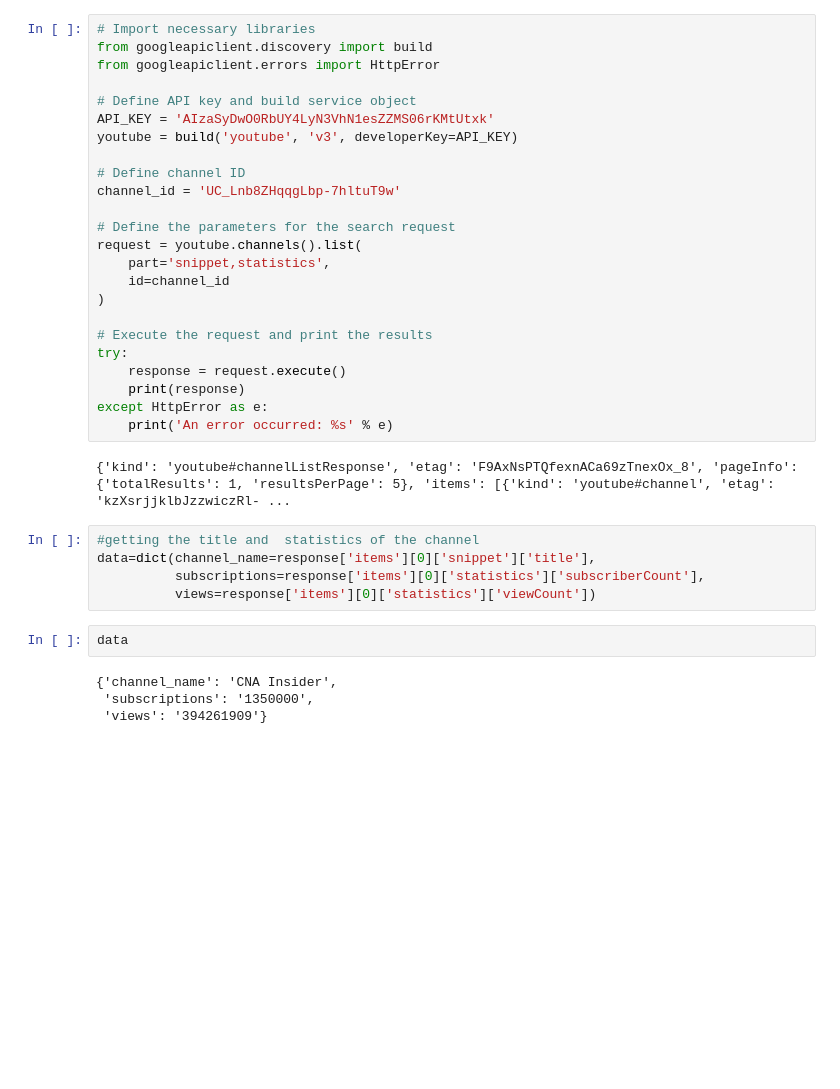
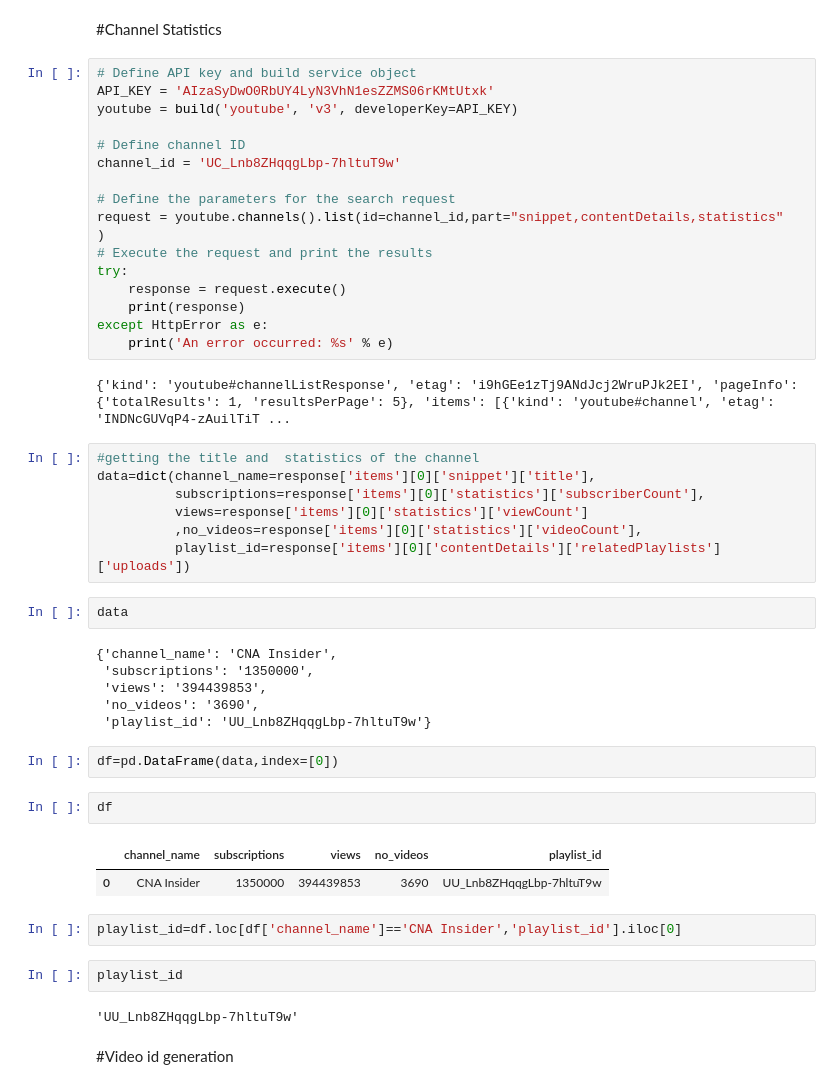
Before and after one commit to charann90/Youtube-Analysis-Project, a Jupyter notebook: Youtube_analysis.ipynb, the cells around one changed output. Saved outputs shown, nothing was run; the diff lists cells and outputs as text; blank space fills up the shorter version.

```diff
--- a/Youtube_analysis.ipynb
+++ b/Youtube_analysis.ipynb
@@ -3,8 +8,6 @@
+# %% [markdown]
+#Channel Statistics
 # %%
-# Import necessary libraries
-from googleapiclient.discovery import build
-from googleapiclient.errors import HttpError
-
 # Define API key and build service object
 API_KEY = 'AIzaSyDwO0RbUY4LyN3VhN1esZZMS06rKMtUtxk'
 youtube = build('youtube', 'v3', developerKey=API_KEY)
@@ -13,11 +16,8 @@ youtube = build('youtube', 'v3', developerKey=API_KEY)
 channel_id = 'UC_Lnb8ZHqqgLbp-7hltuT9w'
 
 # Define the parameters for the search request
-request = youtube.channels().list(
-    part='snippet,statistics',
-    id=channel_id
+request = youtube.channels().list(id=channel_id,part="snippet,contentDetails,statistics"
 )
-
 # Execute the request and print the results
 try:
     response = request.execute()
@@ -25,15 +25,34 @@ try:
 except HttpError as e:
     print('An error occurred: %s' % e)
 # %% [output]
-{'kind': 'youtube#channelListResponse', 'etag': 'F9AxNsPTQfexnACa69zTnexOx_8', 'pageInfo': {'totalResults': 1, 'resultsPerPage': 5}, 'items': [{'kind': 'youtube#channel', 'etag': 'kzXsrjjklbJzzwiczRl- ...
+{'kind': 'youtube#channelListResponse', 'etag': 'i9hGEe1zTj9ANdJcj2WruPJk2EI', 'pageInfo': {'totalResults': 1, 'resultsPerPage': 5}, 'items': [{'kind': 'youtube#channel', 'etag': 'INDNcGUVqP4-zAuilTiT ...
 # %%
 #getting the title and  statistics of the channel
 data=dict(channel_name=response['items'][0]['snippet']['title'],
           subscriptions=response['items'][0]['statistics']['subscriberCount'],
-          views=response['items'][0]['statistics']['viewCount'])
+          views=response['items'][0]['statistics']['viewCount']
+          ,no_videos=response['items'][0]['statistics']['videoCount'],
+          playlist_id=response['items'][0]['contentDetails']['relatedPlaylists']['uploads'])
 # %%
 data
 # %% [output]
 {'channel_name': 'CNA Insider',
  'subscriptions': '1350000',
- 'views': '394261909'}
+ 'views': '394439853',
+ 'no_videos': '3690',
+ 'playlist_id': 'UU_Lnb8ZHqqgLbp-7hltuT9w'}
+# %%
+df=pd.DataFrame(data,index=[0])
+# %%
+df
+# %% [output]
+|  | channel_name | subscriptions | views | no_videos | playlist_id |
+| 0 | CNA Insider | 1350000 | 394439853 | 3690 | UU_Lnb8ZHqqgLbp-7hltuT9w |
+# %%
+playlist_id=df.loc[df['channel_name']=='CNA Insider','playlist_id'].iloc[0]
+# %%
+playlist_id
+# %% [output]
+'UU_Lnb8ZHqqgLbp-7hltuT9w'
+# %% [markdown]
+#Video id generation
```
Also changed, not shown: parts of 18 cells of this notebook.
